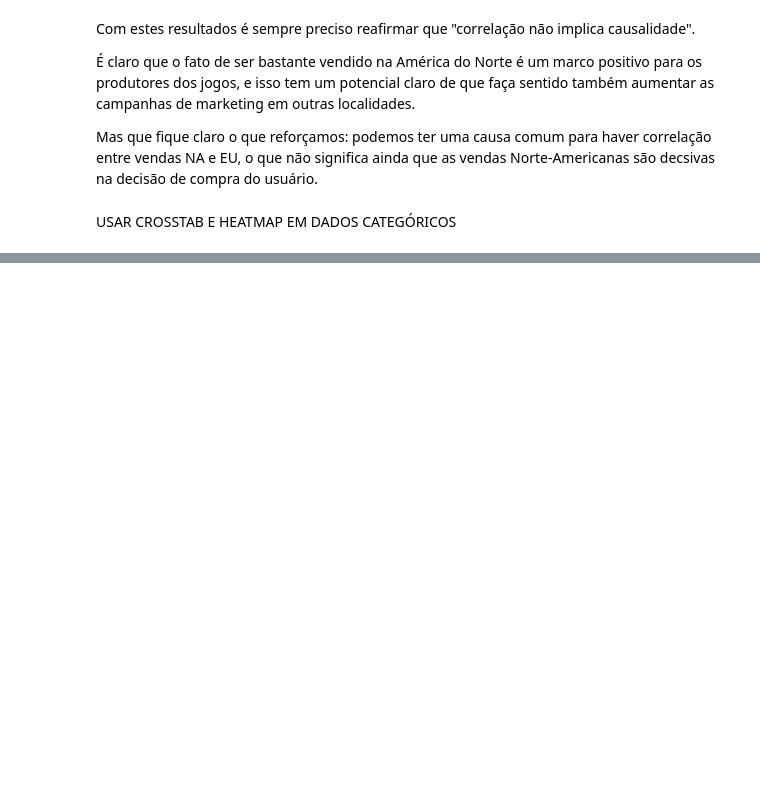
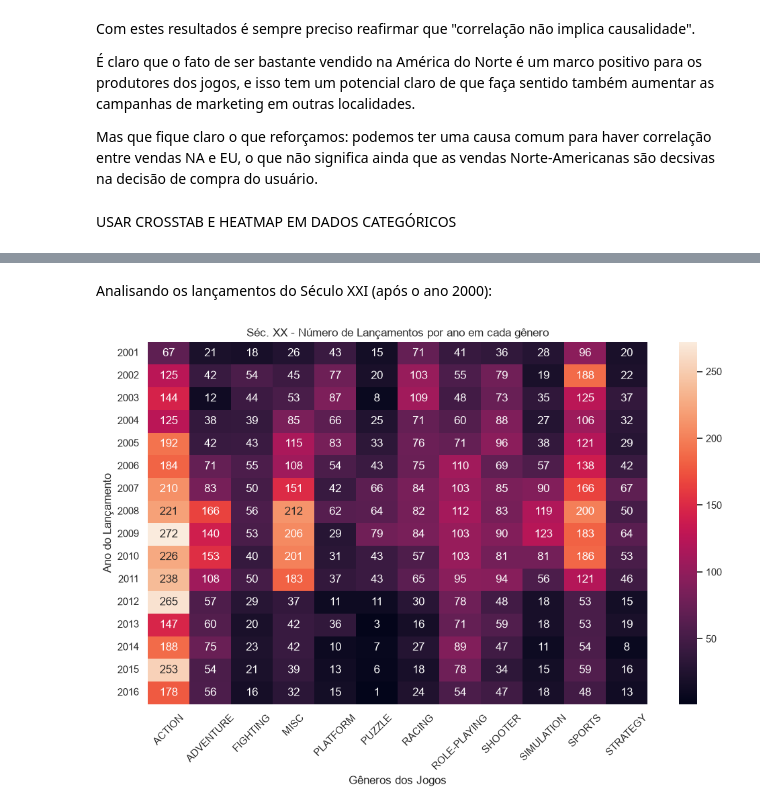
Before and after one commit to JLMB2015/games-analysis, a Jupyter notebook: project.ipynb, the cells around one changed output, grey strips where cells are left out. Saved outputs shown, nothing was run; the diff lists cells and outputs as text; code cells hidden in the pictures; blank space fills up the shorter version.

```diff
--- a/project.ipynb
+++ b/project.ipynb
@@ -2363,0 +1776,18 @@ Vamos analisar a relação da média ponderada entre as notas dos críticos e us
+# %% [markdown]
+Analisando os lançamentos do Século XXI (após o ano 2000):
+# %%
+# Separando os anos de lançamento:
+df_sec_xxi = data_to_plot[sec_xxi]
+# Reatribuindo um DataFrame tratado à variável df_sec_xxi - tabela pivot-table
+df_sec_xxi = df_sec_xxi.pivot_table(index='year_of_release', columns='genre', values='count', fill_value=0)
+
+graph = sns.heatmap(data=df_sec_xxi, annot=True, fmt=".0f")
+plt.xticks(rotation=45)
+plt.yticks(rotation=1)
+plt.title("Séc. XX - Número de Lançamentos por ano em cada gênero")
+plt.xlabel("Gêneros dos Jogos")
+plt.ylabel("Ano do Lançamento")
+
+plt.show(graph)
+# %% [output]
+[figure, added]
```
Also changed, not shown: parts of 96 cells of this notebook.
